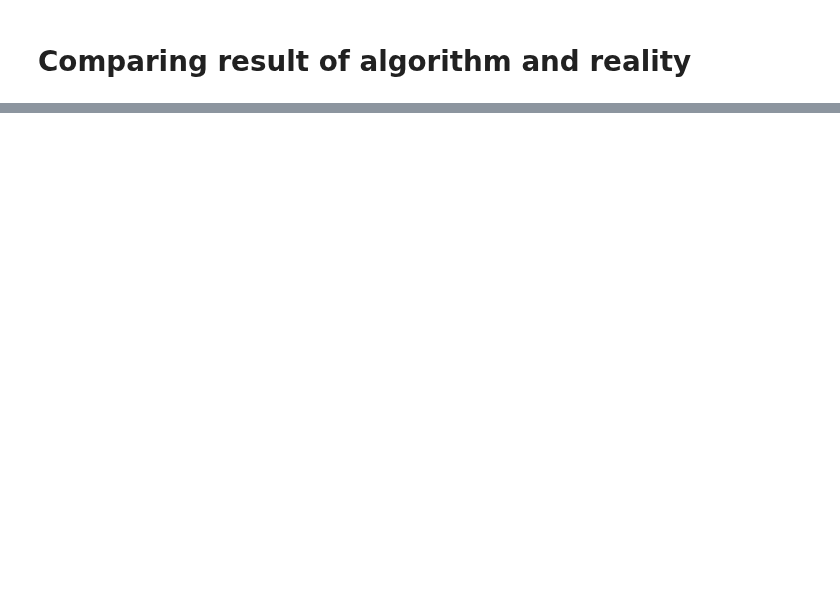
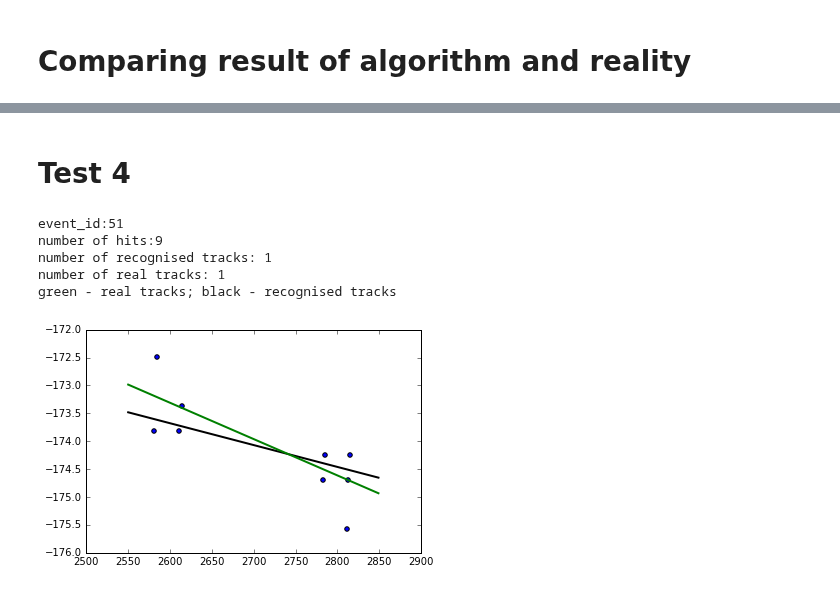
Before and after one commit to yandexdataschool/ship_tracks_recognition, a Jupyter notebook: TrackRecognition.ipynb, the cells around one changed output, grey strips where cells are left out. Saved outputs shown, nothing was run; the diff lists cells and outputs as text; code cells hidden in the pictures; blank space fills up the shorter version.

```diff
--- a/TrackRecognition.ipynb
+++ b/TrackRecognition.ipynb
@@ -70,0 +86,11 @@ real_tracks
+# %% [markdown]
+# Test 4
+# %%
+tester(51)
+# %% [output]
+event_id:51
+number of hits:9
+number of recognised tracks: 1
+number of real tracks: 1
+green - real tracks; black - recognised tracks
+[figure, added]
```
Also changed, not shown: parts of 14 cells of this notebook.
